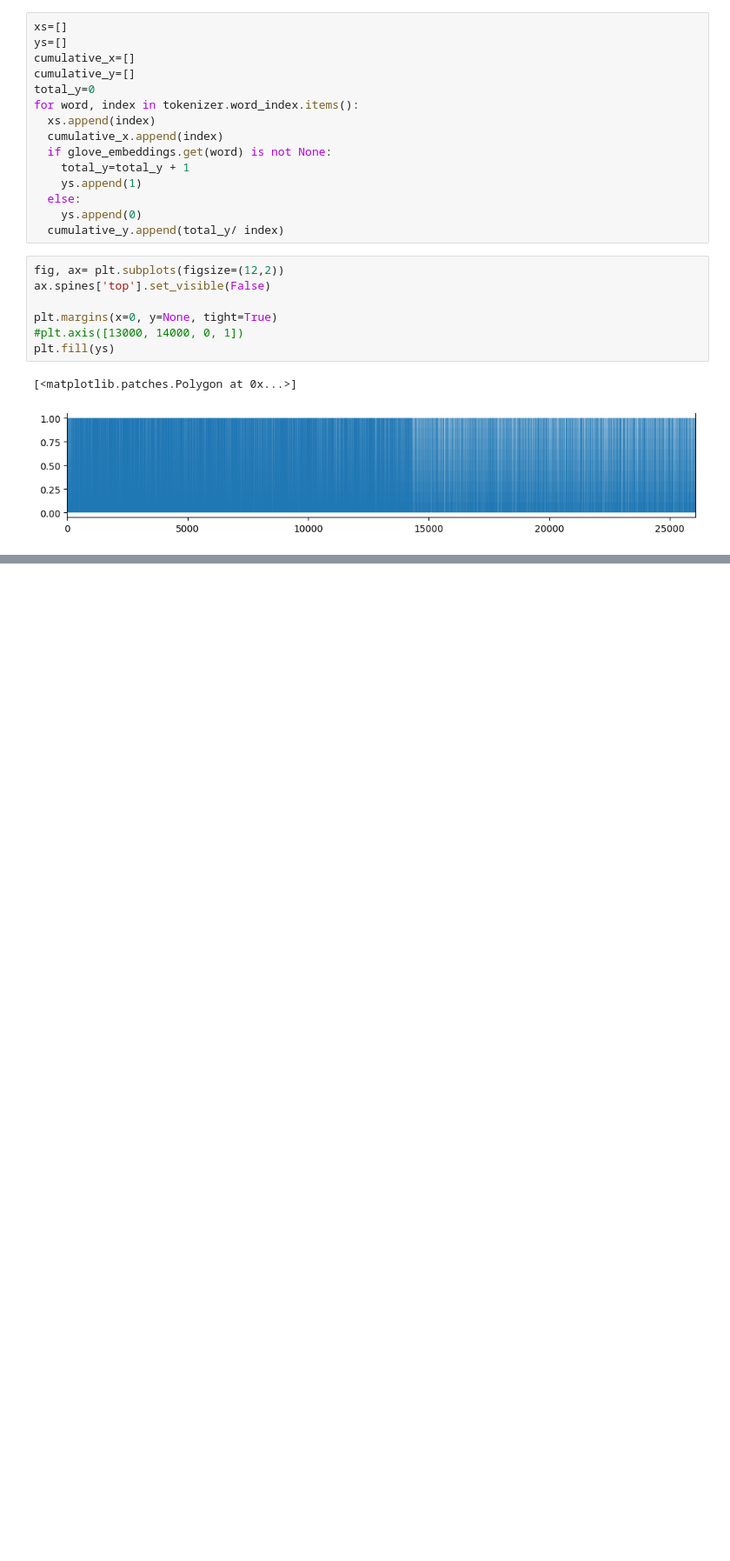
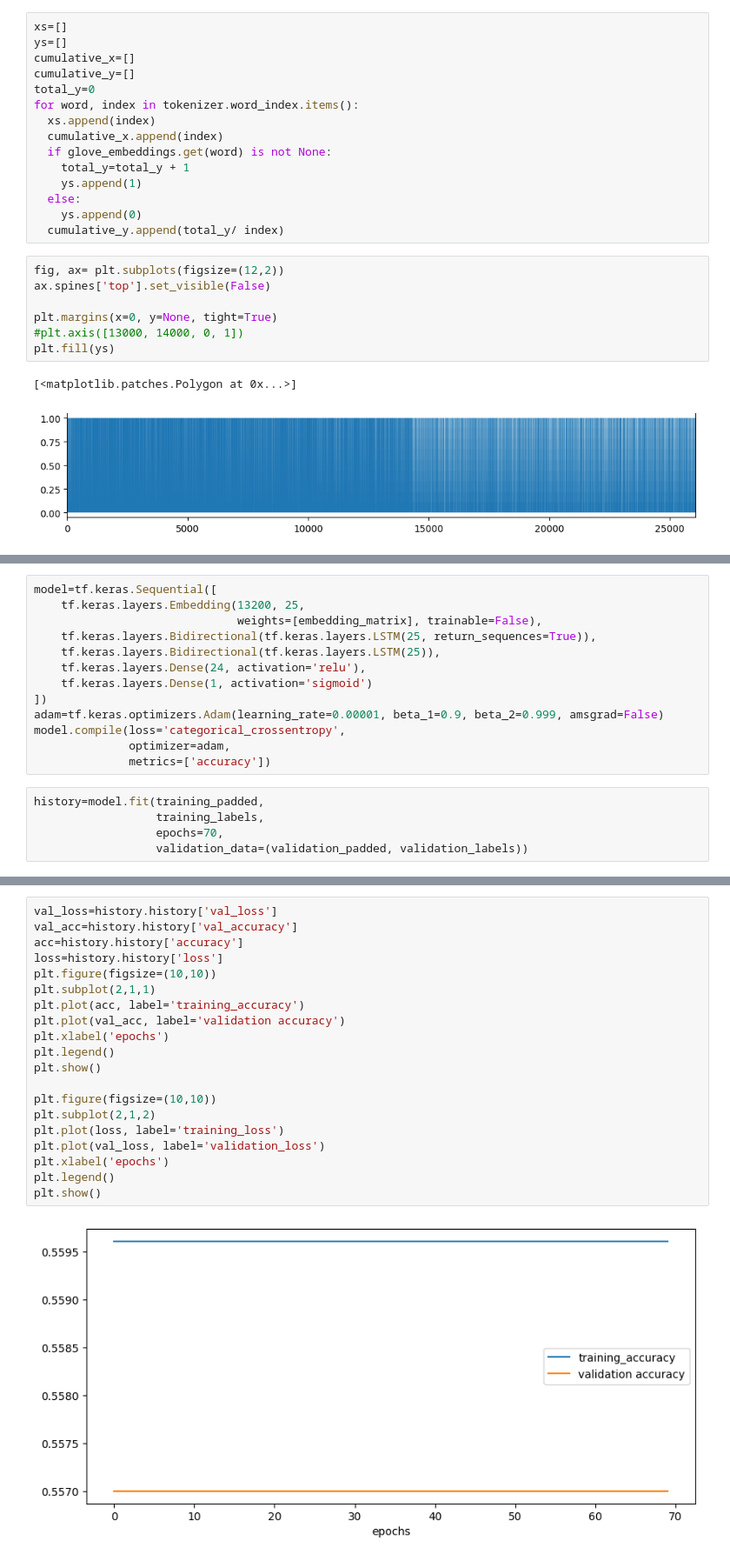
Before and after one commit to nyihanzamaso/natural-language-processing, a Jupyter notebook: recurrent_neural_network.ipynb, the cells around one changed output, grey strips where cells are left out. Shown at 87% size. Drawn from its saved outputs; the diff is of its cells as text; blank space fills up the shorter version.

Commit message:
Updating to transfer learning using GloVe

```diff
--- a/recurrent_neural_network.ipynb
+++ b/recurrent_neural_network.ipynb
@@ -606,0 +619,18 @@ plt.fill(ys)
+# %%
+model=tf.keras.Sequential([
+    tf.keras.layers.Embedding(13200, 25,
+                              weights=[embedding_matrix], trainable=False),
+    tf.keras.layers.Bidirectional(tf.keras.layers.LSTM(25, return_sequences=True)),
+    tf.keras.layers.Bidirectional(tf.keras.layers.LSTM(25)),
+    tf.keras.layers.Dense(24, activation='relu'),
+    tf.keras.layers.Dense(1, activation='sigmoid')
+])
+adam=tf.keras.optimizers.Adam(learning_rate=0.00001, beta_1=0.9, beta_2=0.999, amsgrad=False)
+model.compile(loss='categorical_crossentropy',
+              optimizer=adam,
+              metrics=['accuracy'])
+# %%
+history=model.fit(training_padded,
+                  training_labels,
+                  epochs=70,
+                  validation_data=(validation_padded, validation_labels))
@@ -606,0 +655,22 @@ plt.fill(ys)
+# %%
+val_loss=history.history['val_loss']
+val_acc=history.history['val_accuracy']
+acc=history.history['accuracy']
+loss=history.history['loss']
+plt.figure(figsize=(10,10))
+plt.subplot(2,1,1)
+plt.plot(acc, label='training_accuracy')
+plt.plot(val_acc, label='validation accuracy')
+plt.xlabel('epochs')
+plt.legend()
+plt.show()
+
+plt.figure(figsize=(10,10))
+plt.subplot(2,1,2)
+plt.plot(loss, label='training_loss')
+plt.plot(val_loss, label='validation_loss')
+plt.xlabel('epochs')
+plt.legend()
+plt.show()
+# %% [output]
+[figure, added]
```
Also changed, not shown: parts of 7 cells of this notebook.
